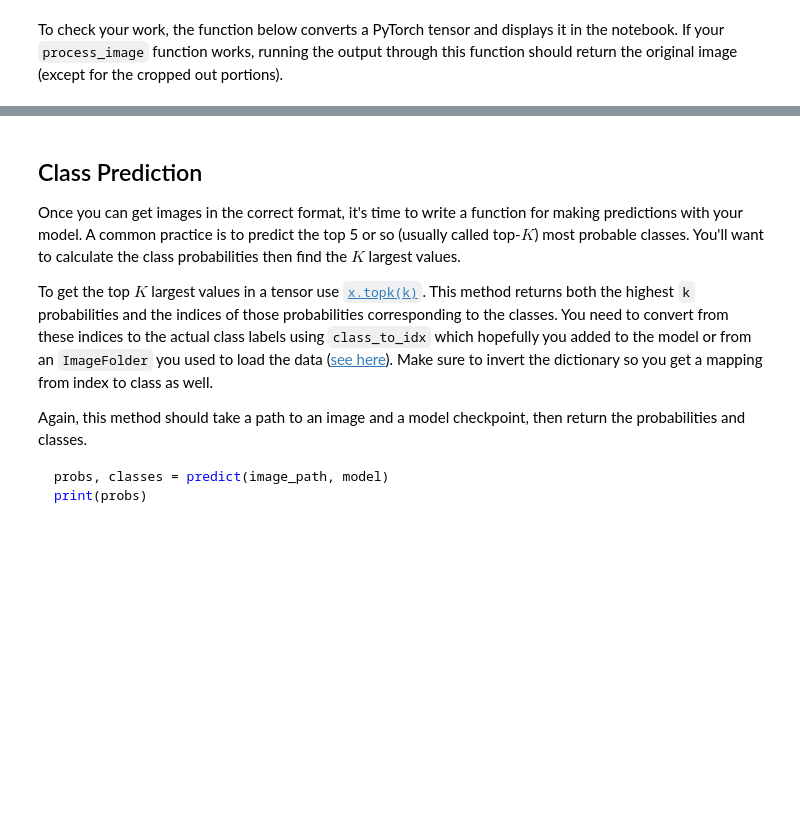
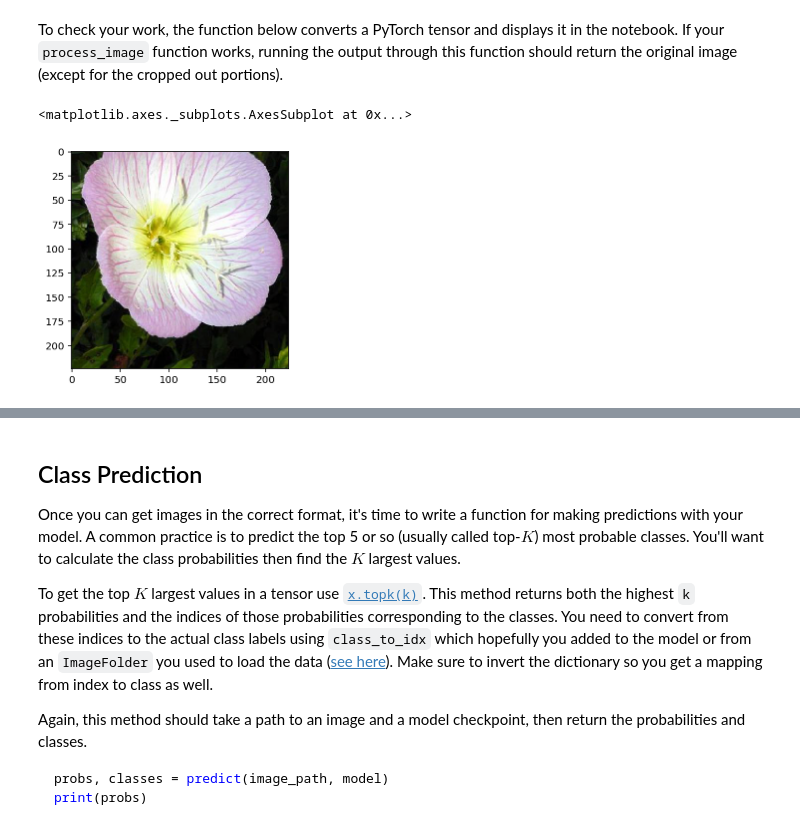
Before and after one commit to danwickstrom/aipnd-project, a Jupyter notebook: Image Classifier Project.ipynb, the cells around one changed output, grey strips where cells are left out. Drawn from its saved outputs; the diff is of its cells as text; code cells hidden in the pictures; blank space fills up the shorter version.

Commit message:
Updated imshow routines to work on udacity server.  Input tensor was on the cpu and type was wrong, even though this code worked properly at home.

```diff
--- a/Image Classifier Project.ipynb
+++ b/Image Classifier Project.ipynb
@@ -227,0 +220,3 @@ Step 100/103..  Epoch 15/15.. Train loss: 1.729.. Test loss: 0.978.. Test accura
+# %%
+torch.cuda.empty_cache()
+train_nn(model, epochs, criterion, optimizer, trainloader, validloader)
@@ -250,3 +283,25 @@ At this point it's good to write a function that can load a checkpoint and rebui
+# %%
+# TODO: Write a function that loads a checkpoint and rebuilds the model
+def load_checkpoint(filepath):
+    checkpoint = torch.load(filepath)
+    model = models.vgg16(pretrained=True)
+
+    # Freeze parameters so we don't backprop through them
+    for param in model.parameters():
+        param.requires_grad = False
+
+    classifier_dict = checkpoint['classifier']
+    model.classifier = nn.Sequential(classifier_dict)
+    model.load_state_dict(checkpoint['state_dict'])
+    del(checkpoint)
+
+    return model
+
+device = torch.device("cuda" if torch.cuda.is_available() else "cpu")
+model_t = load_checkpoint('checkpoint.pth')
+#model_t
+# load model into gpu
+model_t.to(device);
 # %% [markdown]
 # Inference for classification
 
@@ -273,10 +328,3 @@ Color channels of images are typically encoded as integers 0-255, but the model
 As before, the network expects the images to be normalized in a specific way. For the means, it's `[0.485, 0.456, 0.406]` and for the standard deviations `[0.229, 0.224, 0.225]`. You'll want to subtract the means from each color channel, then divide by the standard deviation.
 
 And finally, PyTorch expects the color channel to be the first dimension but it's the third dimension in the PIL image and Numpy array. You can reorder dimensions using [`ndarray.transpose`](https://docs.scipy.org/doc/numpy-1.13.0/reference/generated/numpy.ndarray.transpose.html). The color channel needs to be first and retain the order of the other two dimensions.
-# %%
-def process_image(image):
-    ''' Scales, crops, and normalizes a PIL image for a PyTorch model,
-        returns an Numpy array
-    '''
-
-    # TODO: Process a PIL image for use in a PyTorch model
@@ -284,18 +383,17 @@ def process_image(image):
 To check your work, the function below converts a PyTorch tensor and displays it in the notebook. If your `process_image` function works, running the output through this function should return the original image (except for the cropped out portions).
 # %%
 def imshow(image, ax=None, title=None):
-    """Imshow for Tensor."""
     if ax is None:
         fig, ax = plt.subplots()
 
     # PyTorch tensors assume the color channel is the first dimension
     # but matplotlib assumes is the third dimension
-    image = image.numpy().transpose((1, 2, 0))
+    image = image.transpose(0,1).transpose(1,2).float()
 
     # Undo preprocessing
-    mean = np.array([0.485, 0.456, 0.406])
-    std = np.array([0.229, 0.224, 0.225])
-    image = std * image + mean
+    mean = torch.tensor([0.485, 0.456, 0.406])
+    std = torch.tensor([0.229, 0.224, 0.225])
+    image = torch.clamp(std * image + mean, 0.0, 1.0)
 
     # Image needs to be clipped between 0 and 1 or it looks like noise when displayed
     image = np.clip(image, 0, 1)
@@ -303,3 +401,8 @@ def imshow(image, ax=None, title=None):
     ax.imshow(image)
 
     return ax
+# %%
+imshow(image)
+# %% [output]
+<matplotlib.axes._subplots.AxesSubplot at 0x...>
+[figure, added]
```
Also changed, not shown: parts of 23 cells of this notebook, 1 other file.
